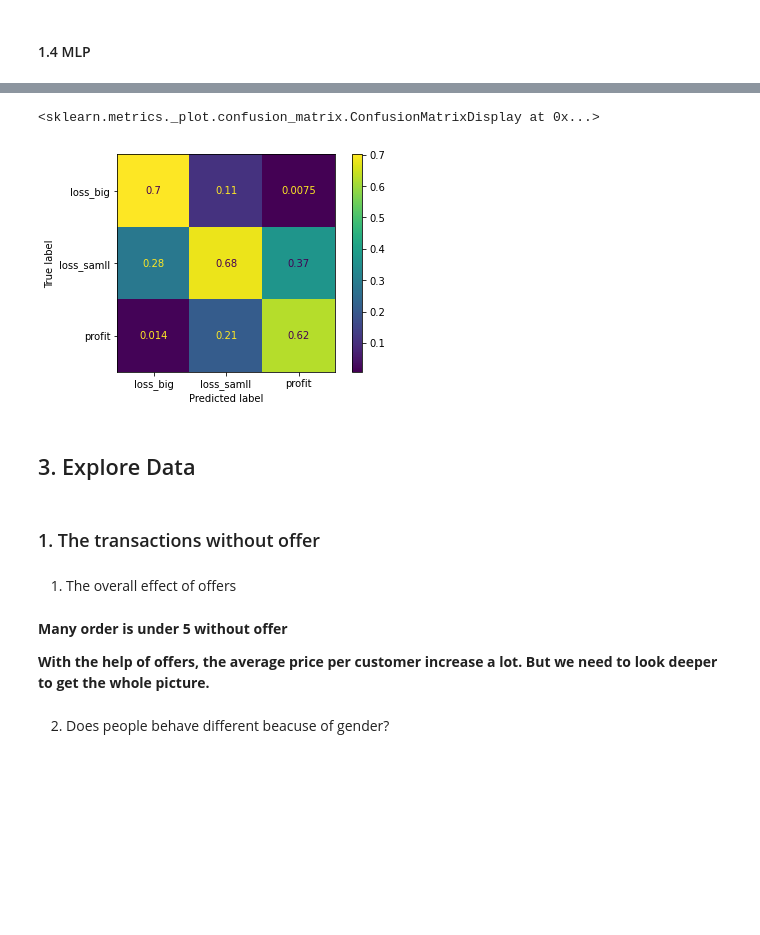
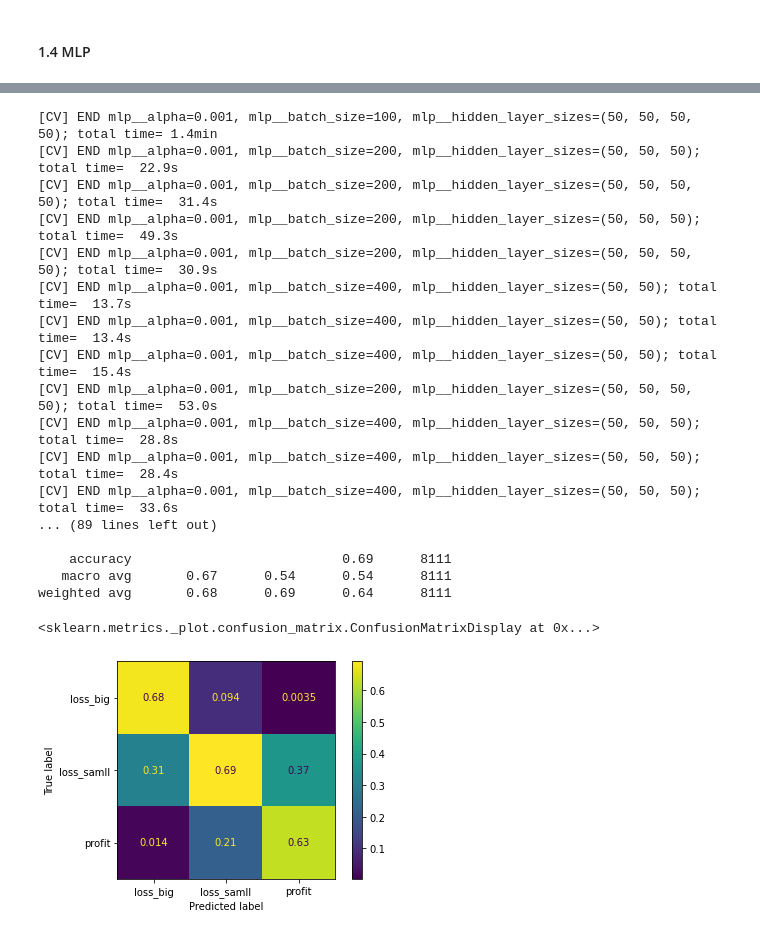
Before and after one commit to venson/starbucks, a Jupyter notebook: Starbucks_Capstone_notebook.ipynb, the cells around one changed output, grey strips where cells are left out. Saved outputs shown, nothing was run; the diff lists cells and outputs as text; code cells hidden in the pictures; blank space fills up the shorter version.

```diff
--- a/Starbucks_Capstone_notebook.ipynb
+++ b/Starbucks_Capstone_notebook.ipynb
@@ -954,0 +887,33 @@ ConfusionMatrixDisplay.from_estimator( logistic_r,x_test2, y_test2, normalize =
+# %%
+from sklearn.pipeline import Pipeline
+from sklearn.svm import SVC
+from sklearn.model_selection import GridSearchCV
+from sklearn.compose import ColumnTransformer
+from sklearn.preprocessing import StandardScaler, MinMaxScaler, OneHotEncoder, LabelBinarizer
+numeric_features = ['age','income','mean_amount_without_offer','age2','income2','mean_amount_without_offer2']
+offer_features = x_train2.columns[x_train2.columns.str.contains('^DIS|BOGO')].tolist()
+cat_features = ['gender']
+preprocessor = ColumnTransformer(
+    transformers = [
+        ("numeric", StandardScaler(),numeric_features),
+        ("count", MinMaxScaler(),offer_features),
+        ("cat", OneHotEncoder(handle_unknown='ignore'), cat_features)
+    ]
+)
+
+clf = Pipeline(steps=[
+    ('preprocess', preprocessor),
+    ('pca', PCA()),
+    ('SVM', SVC(random_state=42))
+])
+
+grid_params = {
+    'pca__n_components':[10],
+    'SVM__C': [0.5, 1, 5 ],
+    'SVM__gamma': [0.1, 0.2, 0.5]
+}
+
+grid = GridSearchCV(clf, param_grid=grid_params, n_jobs=4, verbose=10)
+grid.fit(x_train2, y_train2)
+print(grid.best_estimator_)
+%store grid
@@ -1102,7 +1107,7 @@ grid_params = {
     'SVM__gamma': [0.1, 0.2, 0.5]
 }
 
-grid_3 = GridSearchCV(clf, param_grid=grid_params, n_jobs=4, verbose=10)
+grid_3 = GridSearchCV(clf, param_grid=grid_params, n_jobs=4, cv=3, verbose=10)
 grid_3.fit(x_train3, y_train3)
 %store grid_3
 # %% [output]
@@ -1153,7 +1158,7 @@ RFC = Pipeline(steps=[
 param_grid = {
     'rfc__n_estimators':[200, 400, 600]
 }
-grid_rfc_3 = GridSearchCV(RFC, param_grid=param_grid,n_jobs=4,verbose=10)
+grid_rfc_3 = GridSearchCV(RFC, param_grid=param_grid,n_jobs=4, cv=3, verbose=10)
 grid_rfc_3.fit(x_train3, y_train3)
 %store grid_rfc_3
 # %% [output]
@@ -1197,14 +1205,16 @@ from sklearn.neural_network import MLPClassifier
 mlpc = Pipeline(steps=[
     ('preprocessing', preprocessor),
     ('pca', PCA(n_components=10)),
-    ('mlp', MLPClassifier(random_state=42, max_iter = 1000))
+    ('mlp', MLPClassifier(random_state=42, max_iter = 500))
 ])
 
 param_grid = {
-    'mlp__alpha': [0.1 , 0.5, 1, 5, 10]
+    'mlp__alpha': [0.001,0.1 , 1, 10],
+    'mlp__batch_size': [100,200,400],
+    'mlp__hidden_layer_sizes' : [(50,50), (50,50,50), (50,50,50,50)]
 }
 
-grid_mlpc_3 = GridSearchCV(mlpc, param_grid=param_grid, n_jobs=4, verbose=2)
+grid_mlpc_3 = GridSearchCV(mlpc, param_grid=param_grid, n_jobs=4, cv=3, verbose=2)
 grid_mlpc_3.fit(x_train3, y_train3)
 print(classification_report(y_test3, grid_mlpc_3.predict(x_test3)))
 ConfusionMatrixDisplay.from_estimator(grid_mlpc_3, x_test3, y_test3, normalize='pred')
@@ -1229,14 +1235,19 @@ weighted avg       0.67      0.68      0.63      8111
-<sklearn.metrics._plot.confusion_matrix.ConfusionMatrixDisplay at 0x...>
+[CV] END mlp__alpha=0.001, mlp__batch_size=100, mlp__hidden_layer_sizes=(50, 50, 50, 50); total time= 1.4min
+[CV] END mlp__alpha=0.001, mlp__batch_size=200, mlp__hidden_layer_sizes=(50, 50, 50); total time=  22.9s
+[CV] END mlp__alpha=0.001, mlp__batch_size=200, mlp__hidden_layer_sizes=(50, 50, 50, 50); total time=  31.4s
+[CV] END mlp__alpha=0.001, mlp__batch_size=200, mlp__hidden_layer_sizes=(50, 50, 50); total time=  49.3s
+[CV] END mlp__alpha=0.001, mlp__batch_size=200, mlp__hidden_layer_sizes=(50, 50, 50, 50); total time=  30.9s
+[CV] END mlp__alpha=0.001, mlp__batch_size=400, mlp__hidden_layer_sizes=(50, 50); total time=  13.7s
+[CV] END mlp__alpha=0.001, mlp__batch_size=400, mlp__hidden_layer_sizes=(50, 50); total time=  13.4s
+[CV] END mlp__alpha=0.001, mlp__batch_size=400, mlp__hidden_layer_sizes=(50, 50); total time=  15.4s
+[CV] END mlp__alpha=0.001, mlp__batch_size=200, mlp__hidden_layer_sizes=(50, 50, 50, 50); total time=  53.0s
+[CV] END mlp__alpha=0.001, mlp__batch_size=400, mlp__hidden_layer_sizes=(50, 50, 50); total time=  28.8s
+[CV] END mlp__alpha=0.001, mlp__batch_size=400, mlp__hidden_layer_sizes=(50, 50, 50); total time=  28.4s
+[CV] END mlp__alpha=0.001, mlp__batch_size=400, mlp__hidden_layer_sizes=(50, 50, 50); total time=  33.6s
+... (89 lines left out)
+
+    accuracy                           0.69      8111
+   macro avg       0.67      0.54      0.54      8111
+weighted avg       0.68      0.69      0.64      8111
+<sklearn.metrics._plot.confusion_matrix.ConfusionMatrixDisplay at 0x...>
-[figure, old version]
+[figure, new version]
-# %% [markdown]
-## 3. Explore Data
-# %% [markdown]
-### 1. The transactions without offer
-# %% [markdown]
-1. The overall effect of offers
-# %% [markdown]
-**Many order is under 5 without offer**
-
-**With the help of offers, the average price per customer increase a lot. But we need to look deeper to get the whole picture.**
-# %% [markdown]
-2. Does people behave different beacuse of gender?
```
Also changed, not shown: parts of 125 cells of this notebook.
